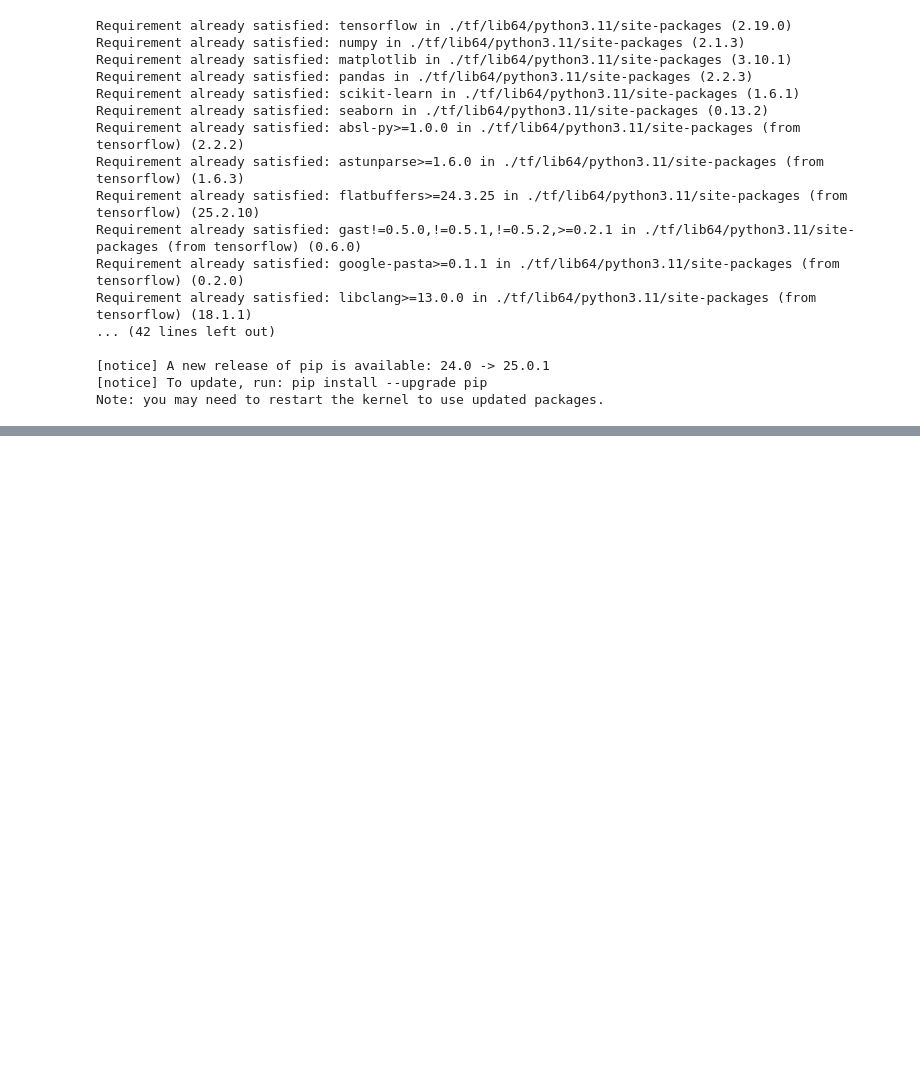
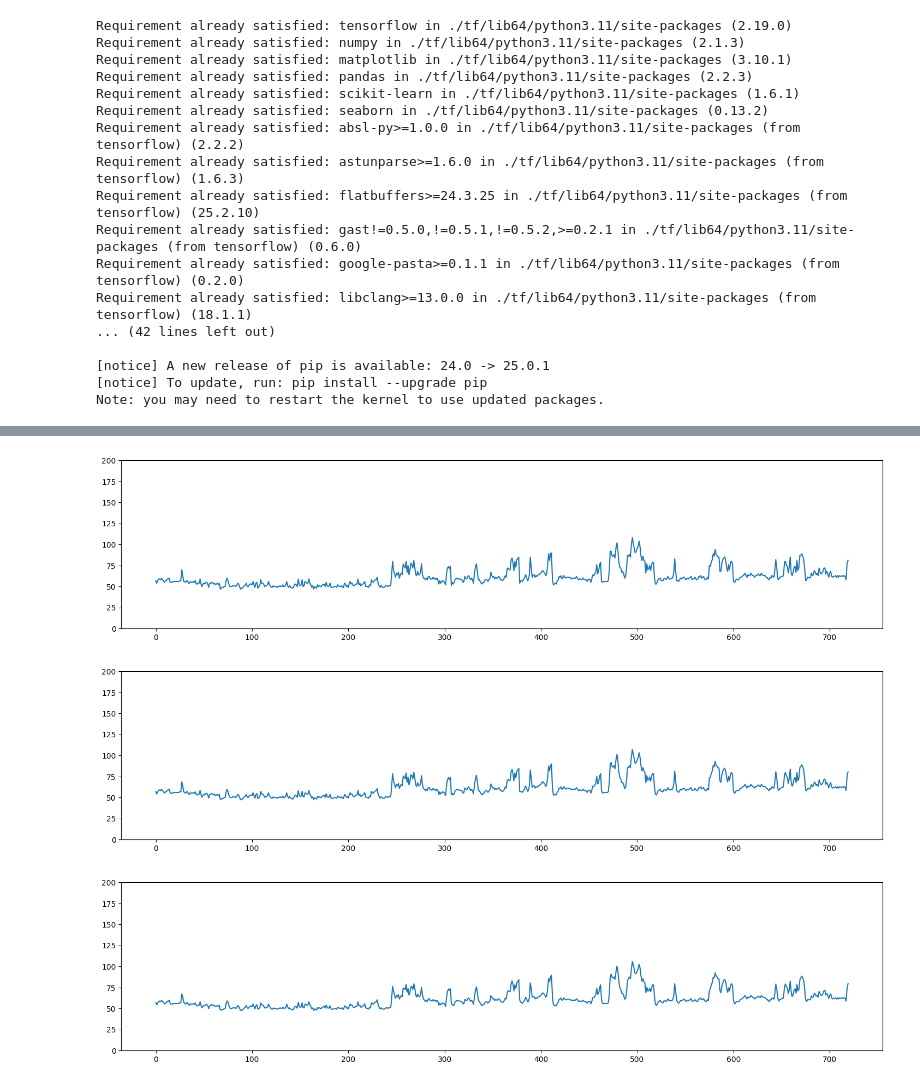
Before and after one commit to bigaru/lifestreams-scripts, a Jupyter notebook: myVAE.ipynb, the cells around one changed output, grey strips where cells are left out. Saved outputs shown, nothing was run; the diff lists cells and outputs as text; code cells hidden in the pictures; blank space fills up the shorter version.

```diff
--- a/myVAE.ipynb
+++ b/myVAE.ipynb
@@ -117,3 +113,12 @@ print(x_train.shape, x_train_normal.shape, x_val_normal.shape, target_train.shap
+# %%
+d_data = hr_data[6]
+plot_hr(d_data)
+plot_hr(smooth(d_data,0.9))
+plot_hr(smooth(d_data,0.8))
+# %% [output]
+[figure]
+[figure]
+[figure, new version]
 # %%
 class Sampling(layers.Layer):
     """Uses (z_mean, z_log_var) to sample z, the vector encoding a digit."""
```
Also changed, not shown: parts of 9 cells of this notebook.
